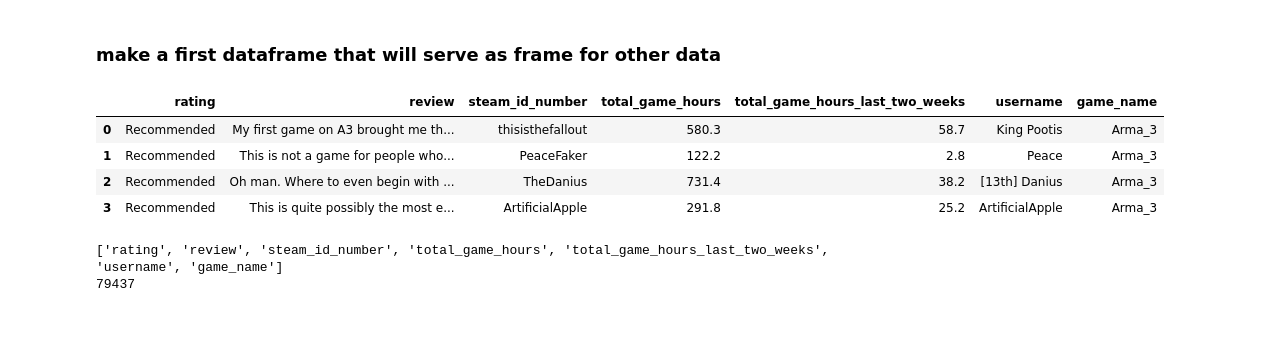
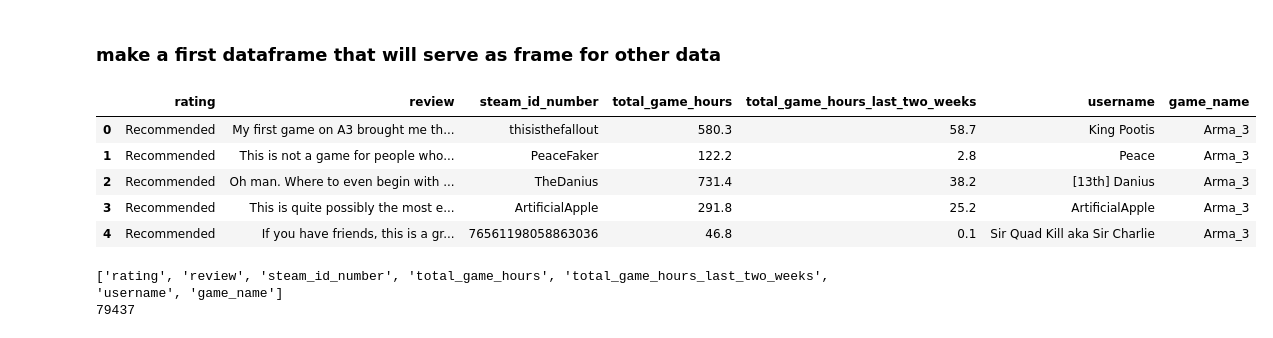
Before and after one commit to shshim906/Capstone1, a Jupyter notebook: game data wrangling.ipynb, the cells around one changed output. Drawn from its saved outputs; the diff is of its cells as text; code cells hidden in the pictures.

```diff
--- a/game data wrangling.ipynb
+++ b/game data wrangling.ipynb
@@ -53,13 +118,14 @@ for name in filenames:
     else:
         continue
 # %%
-review_df.head(4)
+review_df.head()
 # %% [output]
 |  | rating | review | steam_id_number | total_game_hours | total_game_hours_last_two_weeks | username | game_name |
 | 0 | Recommended | My first game on A3 brought me th... | thisisthefallout | 580.3 | 58.7 | King Pootis | Arma_3 |
 | 1 | Recommended | This is not a game for people who... | PeaceFaker | 122.2 | 2.8 | Peace | Arma_3 |
 | 2 | Recommended | Oh man. Where to even begin with ... | TheDanius | 731.4 | 38.2 | [13th] Danius | Arma_3 |
 | 3 | Recommended | This is quite possibly the most e... | ArtificialApple | 291.8 | 25.2 | ArtificialApple | Arma_3 |
+| 4 | Recommended | If you have friends, this is a gr... | 76561198058863036 | 46.8 | 0.1 | Sir Quad Kill aka Sir Charlie | Arma_3 |
 # %%
 print(list(review_df))
 print(len(review_df))
```
Also changed, not shown: parts of 64 cells of this notebook, 1 other file.
